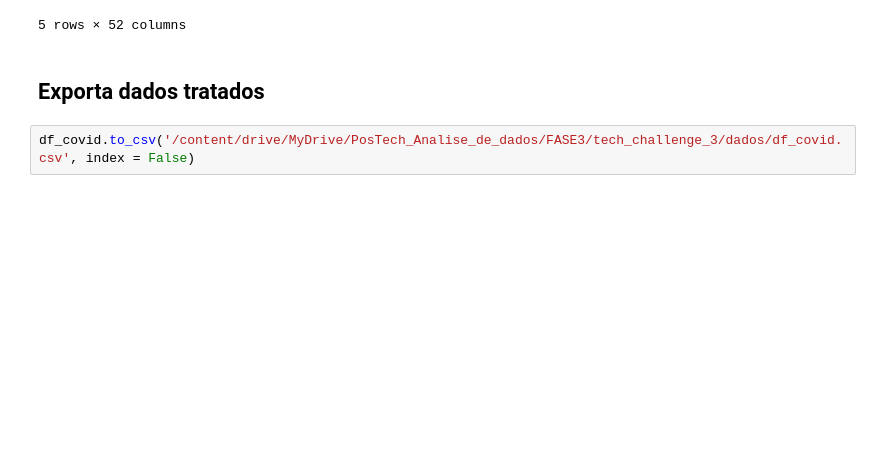
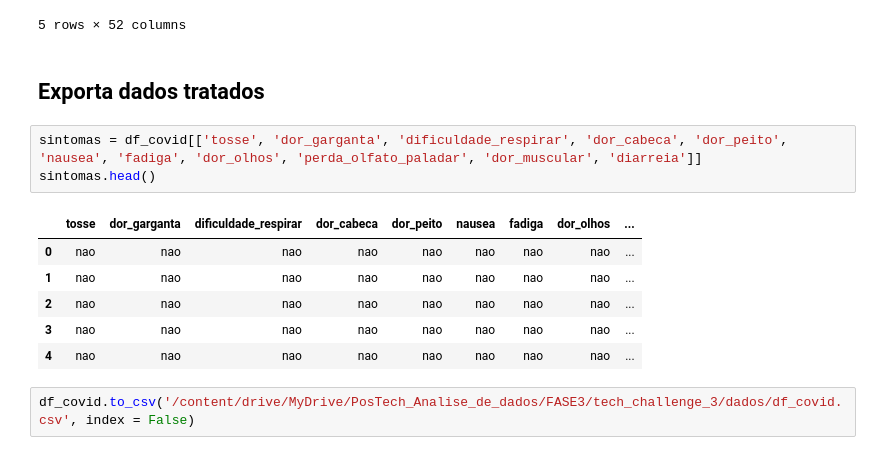
Before and after one commit to karinaguerra/postech-data-analytics-tech-challenge, a Jupyter notebook: fase_3/tratamento_dados_pnad_covid_ibge_fase_3.ipynb, the cells around one changed output. Saved outputs shown, nothing was run; the diff lists cells and outputs as text; blank space fills up the shorter version.

```diff
--- a/fase_3/tratamento_dados_pnad_covid_ibge_fase_3.ipynb
+++ b/fase_3/tratamento_dados_pnad_covid_ibge_fase_3.ipynb
@@ -565,5 +572,15 @@ df_covid.head()
 5 rows × 52 columns
 # %% [markdown]
 ## Exporta dados tratados
+# %%
+sintomas = df_covid[['tosse', 'dor_garganta', 'dificuldade_respirar', 'dor_cabeca', 'dor_peito', 'nausea', 'fadiga', 'dor_olhos', 'perda_olfato_paladar', 'dor_muscular', 'diarreia']]
+sintomas.head()
+# %% [output]
+|  | tosse | dor_garganta | dificuldade_respirar | dor_cabeca | dor_peito | nausea | fadiga | dor_olhos | ... |
+| 0 | nao | nao | nao | nao | nao | nao | nao | nao | ... |
+| 1 | nao | nao | nao | nao | nao | nao | nao | nao | ... |
+| 2 | nao | nao | nao | nao | nao | nao | nao | nao | ... |
+| 3 | nao | nao | nao | nao | nao | nao | nao | nao | ... |
+| 4 | nao | nao | nao | nao | nao | nao | nao | nao | ... |
 # %%
 df_covid.to_csv('/content/drive/MyDrive/PosTech_Analise_de_dados/FASE3/tech_challenge_3/dados/df_covid.csv', index = False)
```
Also changed, not shown: parts of 18 cells of this notebook, 1 other file.
